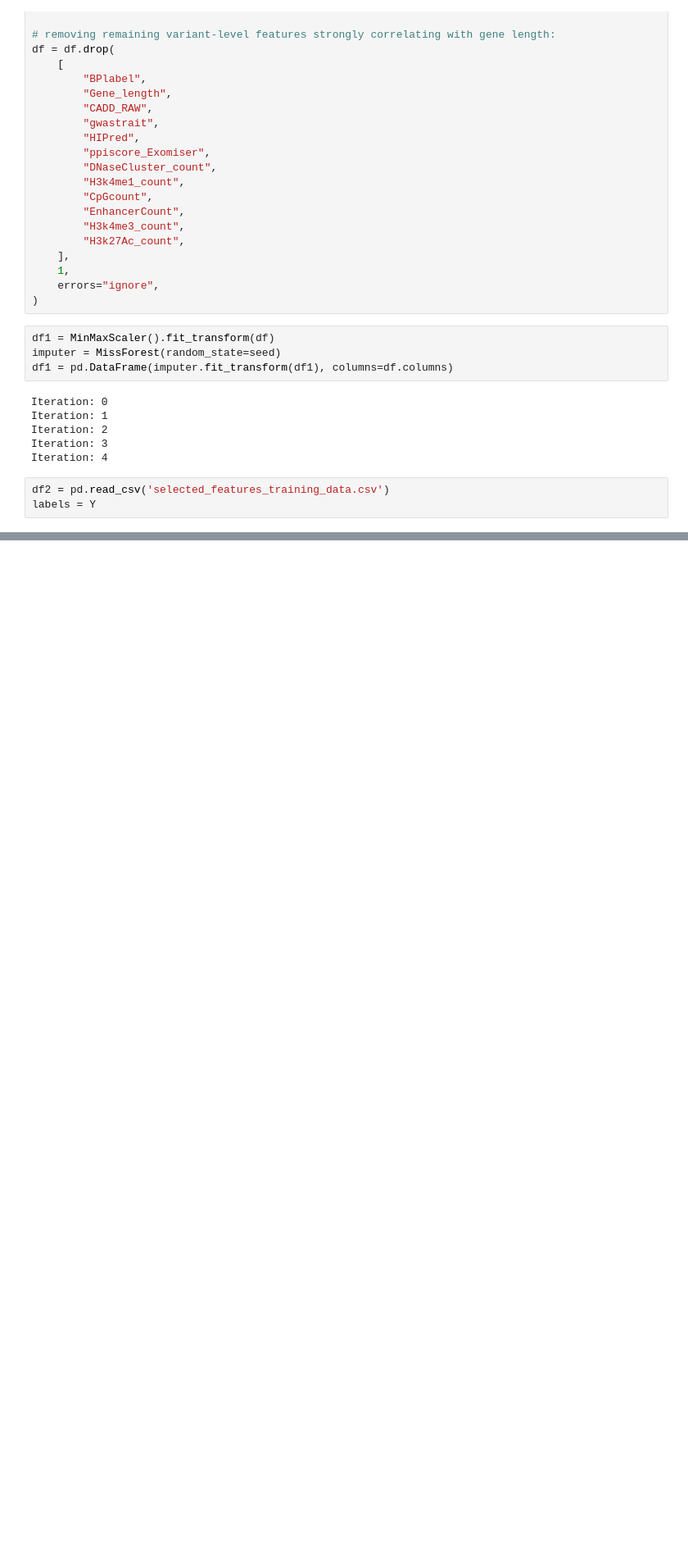
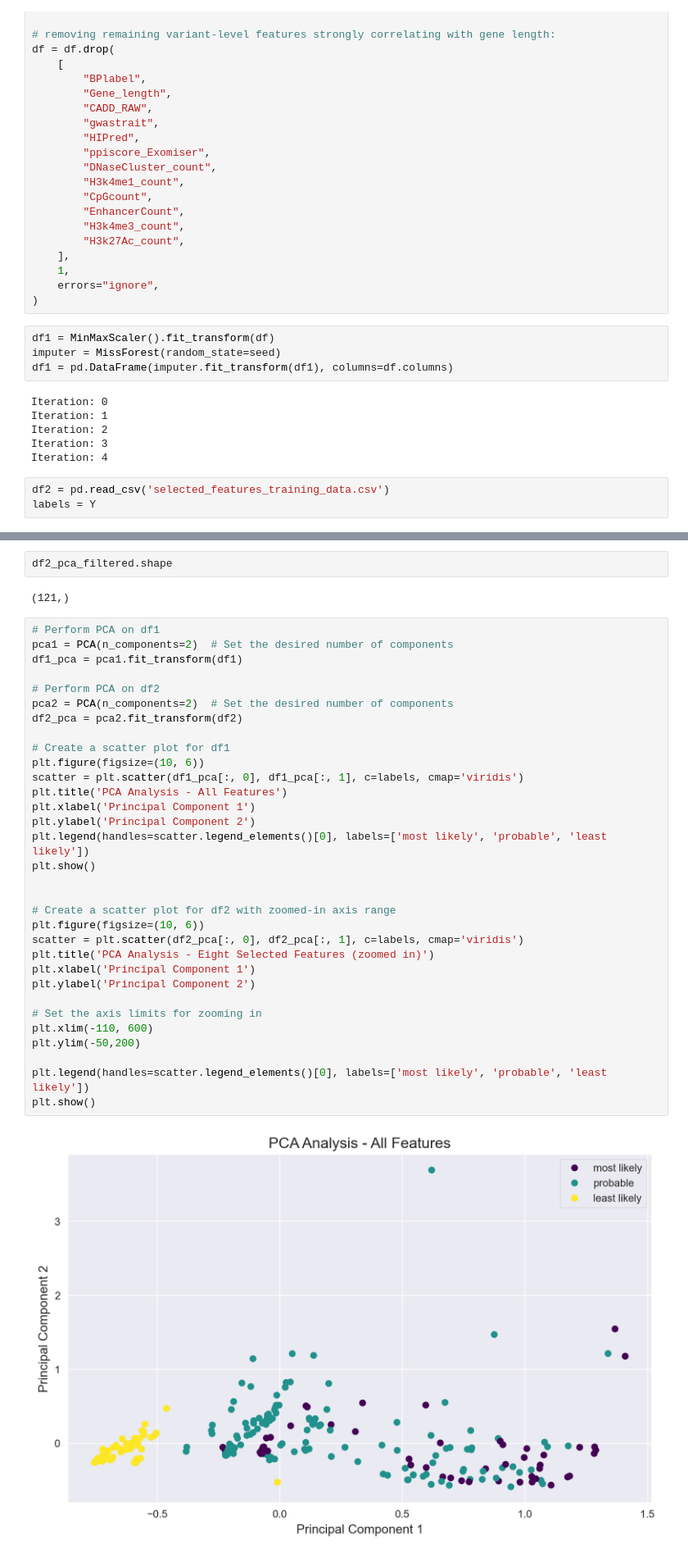
Before and after one commit to hlnicholls/BP-GWAS-Predict, a Jupyter notebook: ML/PCA-analysis.ipynb, the cells around one changed output, grey strips where cells are left out. Shown at 82% size. Cells and saved outputs as stored; diff of their text form; blank space fills up the shorter version.

Commit message:
Updated PCA analysis

```diff
--- a/ML/PCA-analysis.ipynb
+++ b/ML/PCA-analysis.ipynb
@@ -113,0 +118,38 @@ labels = Y
+# %%
+df2_pca_filtered.shape
+# %% [output]
+(121,)
+# %%
+# Perform PCA on df1
+pca1 = PCA(n_components=2)  # Set the desired number of components
+df1_pca = pca1.fit_transform(df1)
+
+# Perform PCA on df2
+pca2 = PCA(n_components=2)  # Set the desired number of components
+df2_pca = pca2.fit_transform(df2)
+
+# Create a scatter plot for df1
+plt.figure(figsize=(10, 6))
+scatter = plt.scatter(df1_pca[:, 0], df1_pca[:, 1], c=labels, cmap='viridis')
+plt.title('PCA Analysis - All Features')
+plt.xlabel('Principal Component 1')
+plt.ylabel('Principal Component 2')
+plt.legend(handles=scatter.legend_elements()[0], labels=['most likely', 'probable', 'least likely'])
+plt.show()
+
+
+# Create a scatter plot for df2 with zoomed-in axis range
+plt.figure(figsize=(10, 6))
+scatter = plt.scatter(df2_pca[:, 0], df2_pca[:, 1], c=labels, cmap='viridis')
+plt.title('PCA Analysis - Eight Selected Features (zoomed in)')
+plt.xlabel('Principal Component 1')
+plt.ylabel('Principal Component 2')
+
+# Set the axis limits for zooming in
+plt.xlim(-110, 600)
+plt.ylim(-50,200)
+
+plt.legend(handles=scatter.legend_elements()[0], labels=['most likely', 'probable', 'least likely'])
+plt.show()
+# %% [output]
+[figure, added]
```
Also changed, not shown: parts of 3 cells of this notebook, 1 other file.
